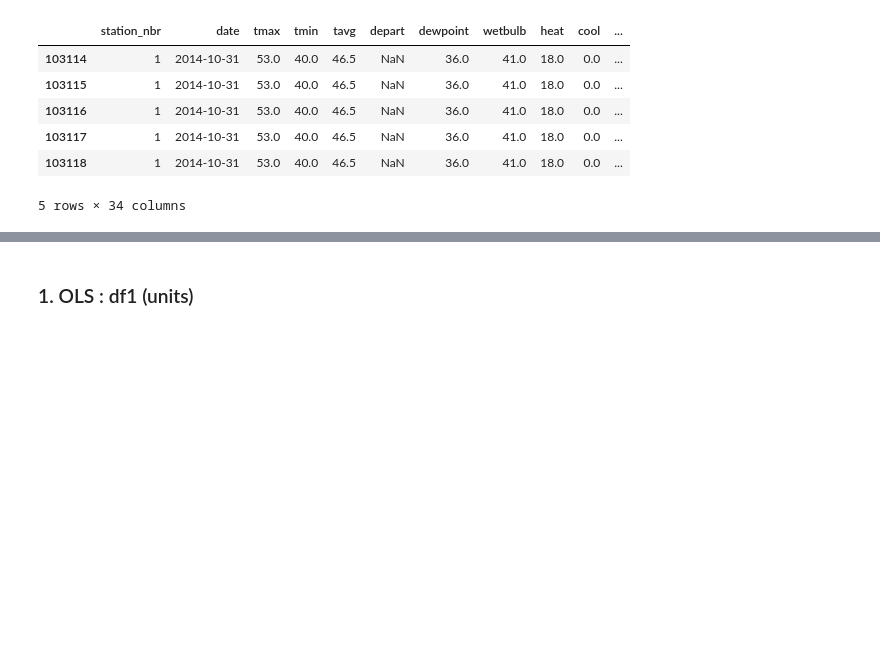
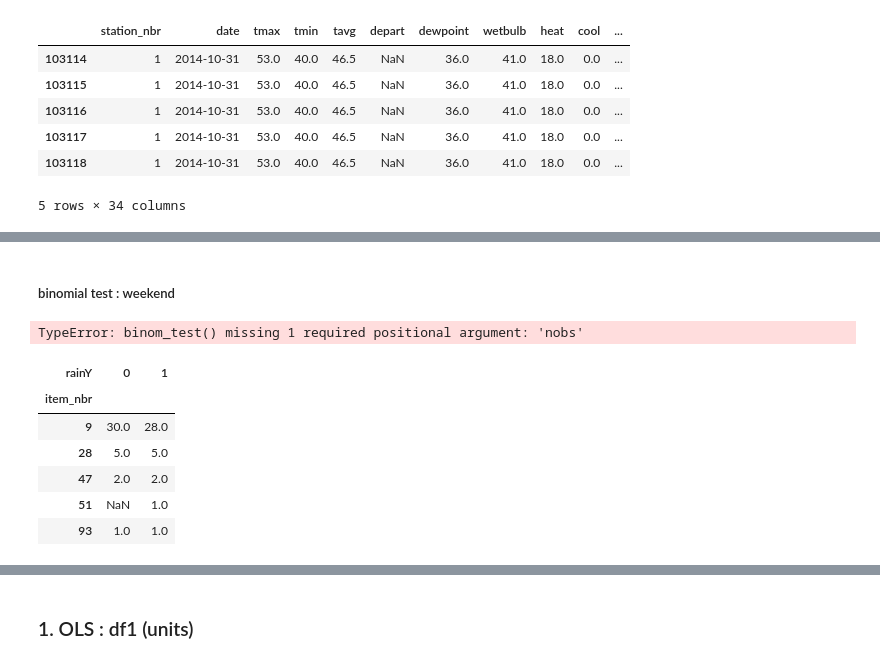
Before and after one commit to Junhojuno/Walmart-sales-in-stormy-weather, a Jupyter notebook: weather2_code/station1.ipynb, the cells around one changed output, grey strips where cells are left out. Saved outputs shown, nothing was run; the diff lists cells and outputs as text; code cells hidden in the pictures; blank space fills up the shorter version.

```diff
--- a/weather2_code/station1.ipynb
+++ b/weather2_code/station1.ipynb
@@ -95,0 +135,18 @@ df2 = pd.concat([station,target2], axis=1)
+# %% [markdown]
+##### binomial test : weekend
+# %%
+sp.stats.binom_test(df1_piv[1],df1_piv )
+# %% [output]
+TypeError: binom_test() missing 1 required positional argument: 'nobs'
+# %%
+df1_piv = df1.pivot_table(values = 'units', index = ['item_nbr'], columns=['rainY']).astype(int)
+df1_piv = df1_piv.replace(0,np.nan).dropna(how='all')
+df1_piv
+# %% [output]
+| rainY | 0 | 1 |
+| item_nbr |  |  |
+| 9 | 30.0 | 28.0 |
+| 28 | 5.0 | 5.0 |
+| 47 | 2.0 | 2.0 |
+| 51 | NaN | 1.0 |
+| 93 | 1.0 | 1.0 |
```
Also changed, not shown: parts of 4 cells of this notebook.
